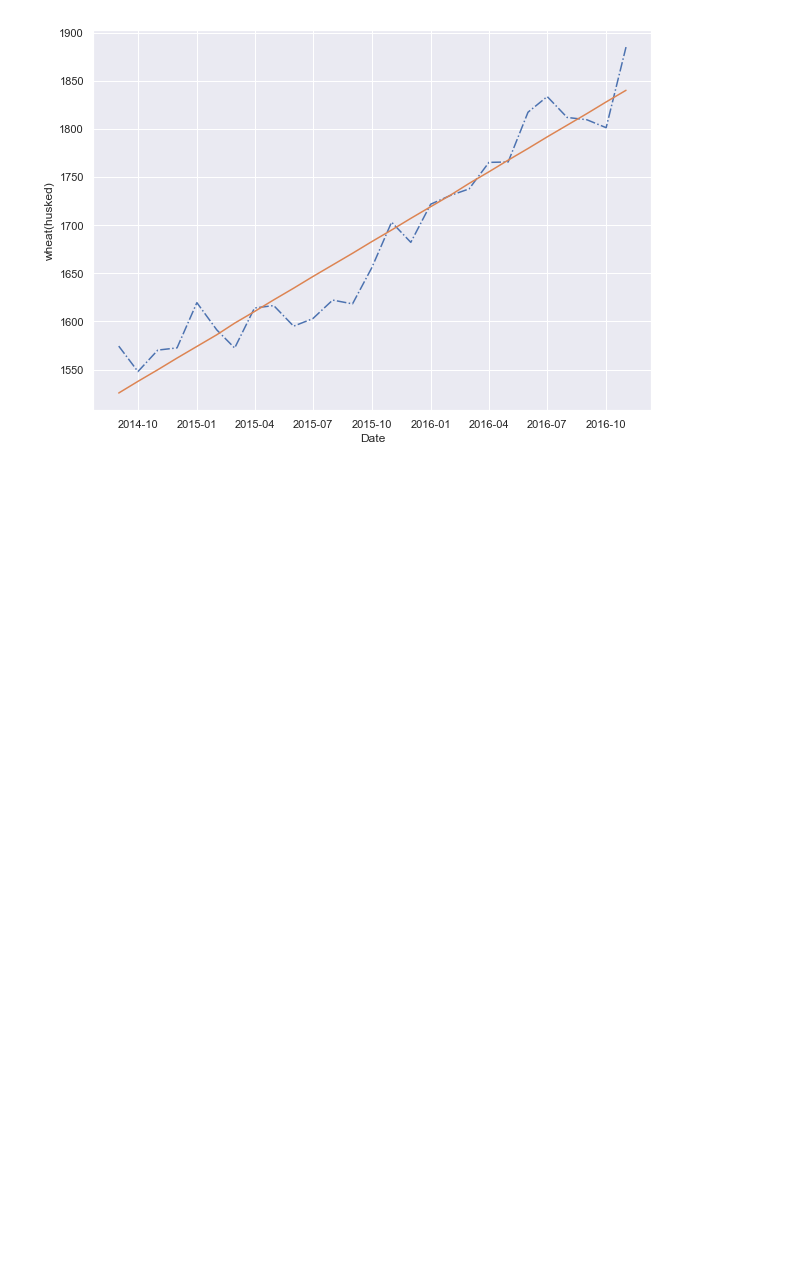
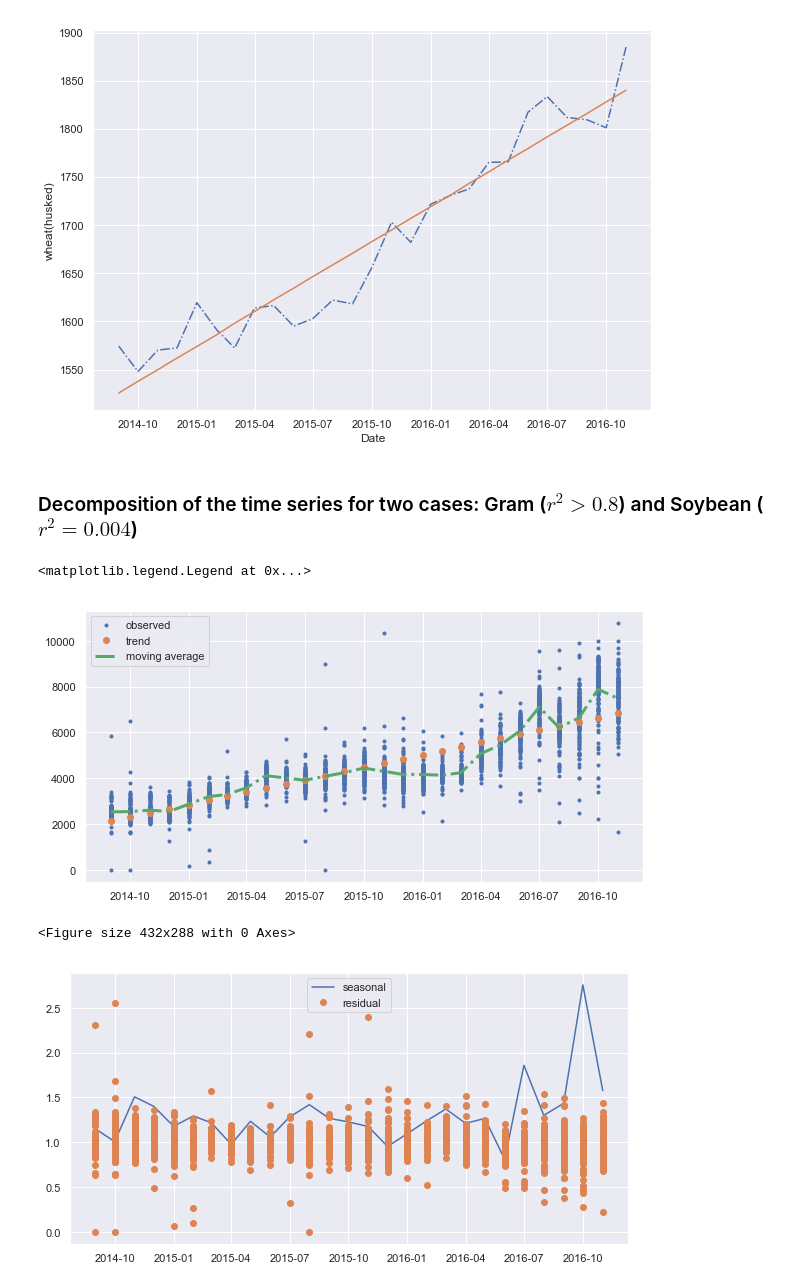
Before and after one commit to joshi-vipul/maharashtra_mandi, a Jupyter notebook: multiplicative_model.ipynb, the cells around one changed output. Drawn from its saved outputs; the diff is of its cells as text; code cells hidden in the pictures; blank space fills up the shorter version.

```diff
--- a/multiplicative_model.ipynb
+++ b/multiplicative_model.ipynb
@@ -455,3 +453,5 @@ for i in range(0,len(crop_name)):
 [figure]
 # %%
 line_coeff.to_csv("trend_coefficients.csv")
+# %% [markdown]
+### Decomposition of the time series for two cases: Gram ($r^2>0.8$) and Soybean ($r^2 = 0.004$)
@@ -457,0 +462,33 @@ line_coeff.to_csv("trend_coefficients.csv")
+# %%
+intercept,coeff,r2 = decompose_trend(trendline,'modal_price','gram')
+dt1 = np.arange(0,len(trendline['modal_price'].loc['gram']))
+dt = trendline['modal_price'].columns.tolist()
+# %%
+x_trend = dt1
+y_trend = f(x_trend,intercept,coeff)
+# %%
+temp_df = pd.DataFrame({'date':dt,'y_trend':y_trend})
+# %%
+moving_average = trendline['modal_price'].loc['gram']
+seasonal = moving_average/y_trend
+gram = gram.merge(temp_df,on='date')
+gram['seasonal']=gram['modal_price']/gram['y_trend']
+x_res = gram['date']
+y_res = gram['fluctuation']
+y_seasonal = gram['seasonal']
+# %%
+plt.figure(figsize=(10,5))
+plt.plot(x,y,'.')
+plt.plot(dt,y_trend,'o')
+plt.plot(dt,trendline['modal_price'].loc['gram'],'-.',linewidth=3)
+plt.legend(['observed','trend','moving average'])
+plt.figure()
+plt.figure(figsize=(10,5))
+plt.plot(dt,seas,'-')
+plt.plot(gram['date'],gram['fluctuation'],'o')
+plt.legend(['seasonal','residual'])
+# %% [output]
+<matplotlib.legend.Legend at 0x...>
+[figure, added]
+<Figure size 432x288 with 0 Axes>
+[figure, added]
```
Also changed, not shown: parts of 10 cells of this notebook, 27 other files.
